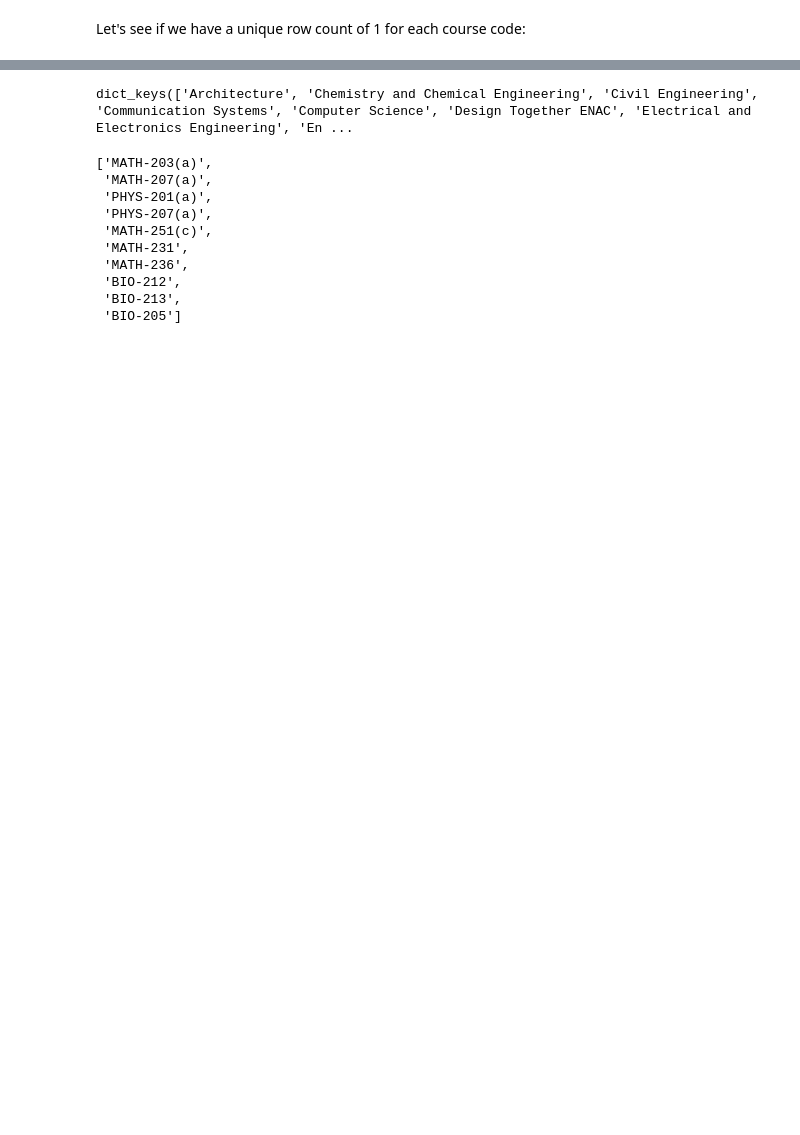
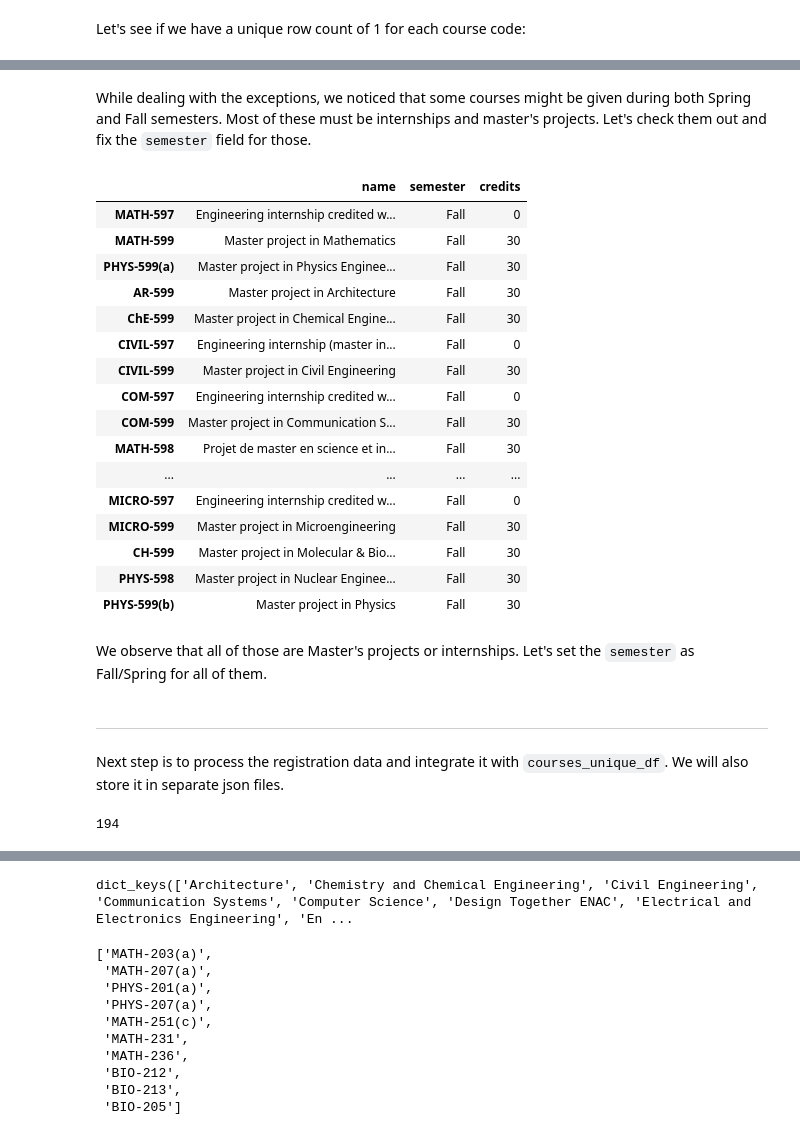
Before and after one commit to valentinoli/epfl-interactive-coursebook, a Jupyter notebook: python/wrangling.ipynb, the cells around one changed output, grey strips where cells are left out. Cells and saved outputs as stored; diff of their text form; code cells hidden in the pictures; blank space fills up the shorter version.

```diff
--- a/python/wrangling.ipynb
+++ b/python/wrangling.ipynb
@@ -397,0 +443,34 @@ with open('../data/processed/epfl_programs.json', 'w') as json_file:
+# %%
+courses_unique_df = courses_unique_df.applymap(lambda v: v.strip().replace('\xa0', ' ') if type(v) == str else v)
+# %% [markdown]
+While dealing with the exceptions, we noticed that some courses might be given during both Spring and Fall semesters. Most of these must be internships and master's projects. Let's check them out and fix the `semester` field for those.
+# %%
+def filter_fall_spring():
+    in_programs = courses_unique_df.in_the_programs
+    semester_str = in_programs.apply(lambda r: ''.join([i[1] for i in r]))
+    sem_fall_spring_idx = semester_str.index[semester_str.map(lambda sem: any(w in sem for w in ['fall', 'autumn']) and 'spring' in sem)]
+    return sem_fall_spring_idx
+
+
+fall_spring_idx = filter_fall_spring()
+courses_unique_df.loc[fall_spring_idx][['name', 'semester', 'credits']]
+# %% [output]
+|  | name | semester | credits |
+| MATH-597 | Engineering internship credited w... | Fall | 0 |
+| MATH-599 | Master project in Mathematics | Fall | 30 |
+| PHYS-599(a) | Master project in Physics Enginee... | Fall | 30 |
+| AR-599 | Master project in Architecture | Fall | 30 |
+| ChE-599 | Master project in Chemical Engine... | Fall | 30 |
+| CIVIL-597 | Engineering internship (master in... | Fall | 0 |
+| CIVIL-599 | Master project in Civil Engineering | Fall | 30 |
+| COM-597 | Engineering internship credited w... | Fall | 0 |
+| COM-599 | Master project in Communication S... | Fall | 30 |
+| MATH-598 | Projet de master en science et in... | Fall | 30 |
+| ... | ... | ... | ... |
+| MICRO-597 | Engineering internship credited w... | Fall | 0 |
+| MICRO-599 | Master project in Microengineering | Fall | 30 |
+| CH-599 | Master project in Molecular & Bio... | Fall | 30 |
+| PHYS-598 | Master project in Nuclear Enginee... | Fall | 30 |
+| PHYS-599(b) | Master project in Physics | Fall | 30 |
+# %% [markdown]
+We observe that all of those are Master's projects or internships. Let's set the `semester` as Fall/Spring for all of them.
@@ -397,0 +479,3 @@ with open('../data/processed/epfl_programs.json', 'w') as json_file:
+# %% [markdown]
+***
+Next step is to process the registration data and integrate it with `courses_unique_df`. We will also store it in separate json files.
@@ -397,0 +485,4 @@ with open('../data/processed/epfl_programs.json', 'w') as json_file:
+# %%
+sum(value == {} for value in isa.values())
+# %% [output]
+194
```
Also changed, not shown: parts of 65 cells of this notebook, 1 other file.
